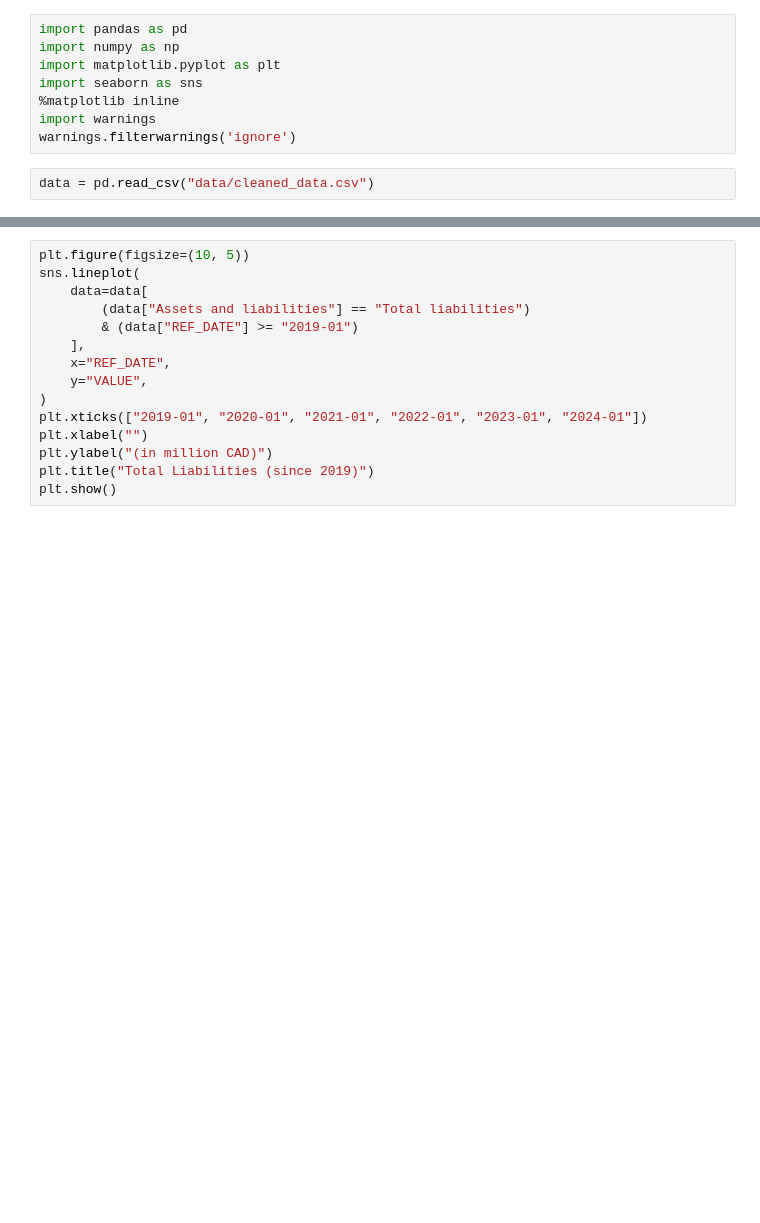
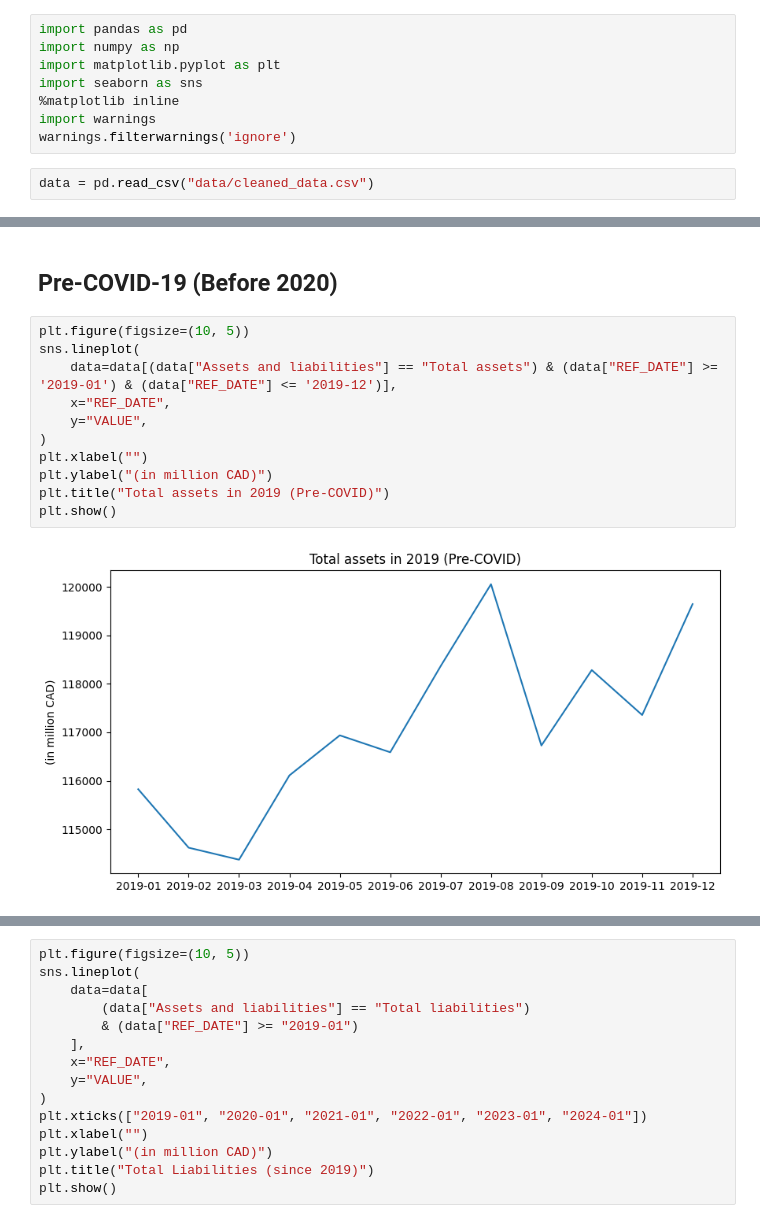
Before and after one commit to vanshuwjoshi/Bank-of-Canada-Assets-and-Liabilities, a Jupyter notebook: data_reporting.ipynb, the cells around one changed output, grey strips where cells are left out. Drawn from its saved outputs; the diff is of its cells as text; blank space fills up the shorter version.

```diff
--- a/data_reporting.ipynb
+++ b/data_reporting.ipynb
@@ -27,0 +25,15 @@ plt.show()
+# %% [markdown]
+## Pre-COVID-19 (Before 2020)
+# %%
+plt.figure(figsize=(10, 5))
+sns.lineplot(
+    data=data[(data["Assets and liabilities"] == "Total assets") & (data["REF_DATE"] >= '2019-01') & (data["REF_DATE"] <= '2019-12')],
+    x="REF_DATE",
+    y="VALUE",
+)
+plt.xlabel("")
+plt.ylabel("(in million CAD)")
+plt.title("Total assets in 2019 (Pre-COVID)")
+plt.show()
+# %% [output]
+[figure, added]
```
Also changed, not shown: parts of 14 cells of this notebook.
